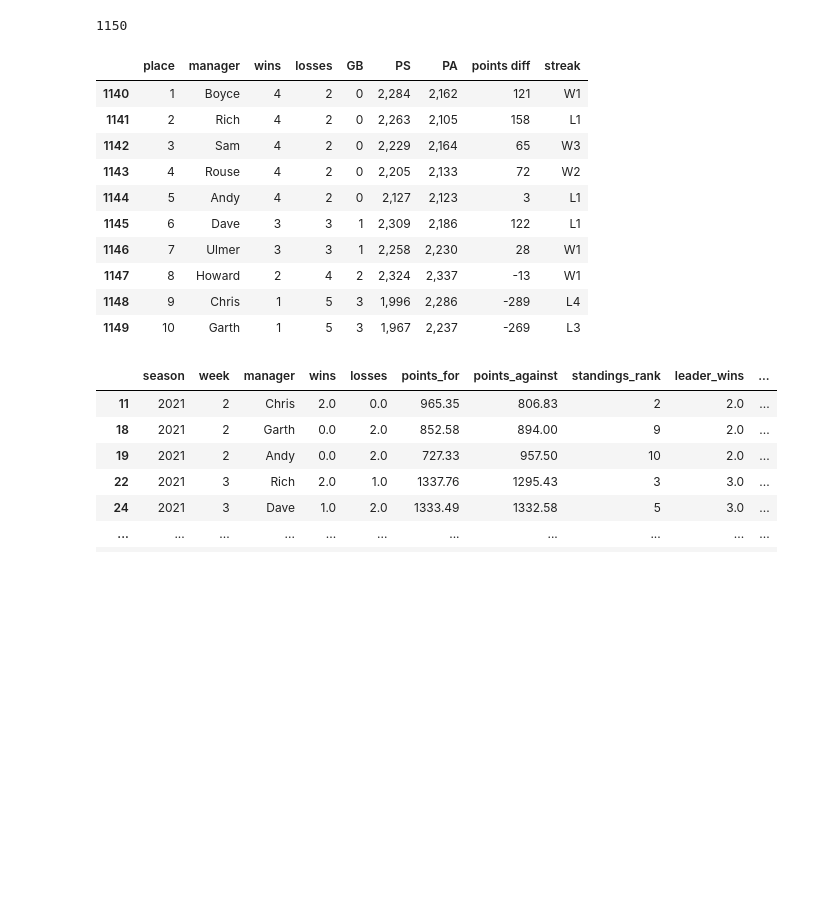
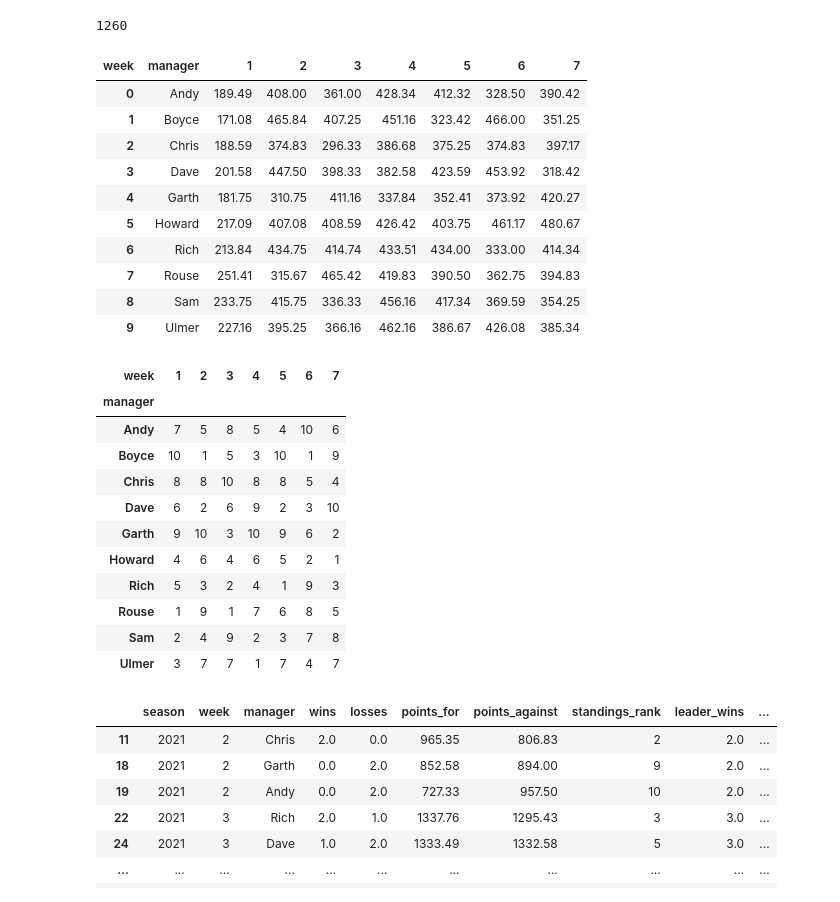
Before and after one commit to alexboyce3/fbl_dash, a Jupyter notebook: local_testing.ipynb, the cells around one changed output. Saved outputs shown, nothing was run; the diff lists cells and outputs as text; code cells hidden in the pictures; blank space fills up the shorter version.

Commit message:
add points by week tab

```diff
--- a/local_testing.ipynb
+++ b/local_testing.ipynb
@@ -2,40 +2,58 @@
 import pandas as pd
 import plotly.express as px
 # %%
-df = pd.read_csv("data/standings_data.csv")
+df = pd.read_csv("data/team_week_points.csv")
 df = df[df.manager.notnull()]
 len(df)
 # %% [output]
-1150
+1260
 # %%
 import numpy as np
 # %%
-curr_standings = df[(df['season'] == max(df['season']))].copy()
-curr_standings = curr_standings[curr_standings['week'] == max(curr_standings['week'])]
-curr_standings['points diff'] = curr_standings['points_for'] - curr_standings['points_against']
-curr_standings = curr_standings[['standings_rank', 'manager', 'wins', 'losses', 'games_back', 'points_for', 'points_against', 'points diff', 'streak']]
-curr_standings.rename(columns={'standings_rank': 'place',
-                               'games_back': 'GB',
-                               'points_for': 'PS',
-                               'points_against': 'PA'}, inplace=True)
-for col in ['wins', 'losses', 'GB', 'PS', 'PA', 'points diff']:
-    curr_standings[col] = curr_standings[col].astype(int)
+SEASON = 2026
+WEEK = df[df['season'] == SEASON]['week'].max()
+WEEK_TYPE = df[(df['season'] == SEASON) & (df['week'] == WEEK)]['week_type'].iloc[0]
 
-curr_standings = curr_standings.style.format(thousands=",")
+pts_col = 'team_points'
 
-curr_standings
+df['points_week_rank'] = df.groupby(['season', 'week'])[pts_col].rank(ascending=False, method='min')
+current_season = df[df['season'] == SEASON].copy()
+cols_to_color = list(current_season[current_season['week_type'] == 'normal']['week'].unique())
+weekly_points = pd.pivot_table(current_season, index=['manager'], columns=['week'], values=pts_col).reset_index()
+pts_table = style_pts(weekly_points, False, cols_to_color)
+
+weekly_points = pd.pivot_table(current_season,
+                               index=['manager'],
+                               columns=['week'],
+                                 values='points_week_rank').reset_index()
+for col in weekly_points.columns:
+    weekly_points[col] = weekly_points[col].astype(int)
+
+rank_table = style_pts(weekly_points, True)
 # %% [output]
-|  | place | manager | wins | losses | GB | PS | PA | points diff | streak |
-| 1140 | 1 | Boyce | 4 | 2 | 0 | 2,284 | 2,162 | 121 | W1 |
-| 1141 | 2 | Rich | 4 | 2 | 0 | 2,263 | 2,105 | 158 | L1 |
-| 1142 | 3 | Sam | 4 | 2 | 0 | 2,229 | 2,164 | 65 | W3 |
-| 1143 | 4 | Rouse | 4 | 2 | 0 | 2,205 | 2,133 | 72 | W2 |
-| 1144 | 5 | Andy | 4 | 2 | 0 | 2,127 | 2,123 | 3 | L1 |
-| 1145 | 6 | Dave | 3 | 3 | 1 | 2,309 | 2,186 | 122 | L1 |
-| 1146 | 7 | Ulmer | 3 | 3 | 1 | 2,258 | 2,230 | 28 | W1 |
-| 1147 | 8 | Howard | 2 | 4 | 2 | 2,324 | 2,337 | -13 | W1 |
-| 1148 | 9 | Chris | 1 | 5 | 3 | 1,996 | 2,286 | -289 | L4 |
-| 1149 | 10 | Garth | 1 | 5 | 3 | 1,967 | 2,237 | -269 | L3 |
+| week | manager | 1 | 2 | 3 | 4 | 5 | 6 | 7 |
+| 0 | Andy | 189.49 | 408.00 | 361.00 | 428.34 | 412.32 | 328.50 | 390.42 |
+| 1 | Boyce | 171.08 | 465.84 | 407.25 | 451.16 | 323.42 | 466.00 | 351.25 |
+| 2 | Chris | 188.59 | 374.83 | 296.33 | 386.68 | 375.25 | 374.83 | 397.17 |
+| 3 | Dave | 201.58 | 447.50 | 398.33 | 382.58 | 423.59 | 453.92 | 318.42 |
+| 4 | Garth | 181.75 | 310.75 | 411.16 | 337.84 | 352.41 | 373.92 | 420.27 |
+| 5 | Howard | 217.09 | 407.08 | 408.59 | 426.42 | 403.75 | 461.17 | 480.67 |
+| 6 | Rich | 213.84 | 434.75 | 414.74 | 433.51 | 434.00 | 333.00 | 414.34 |
+| 7 | Rouse | 251.41 | 315.67 | 465.42 | 419.83 | 390.50 | 362.75 | 394.83 |
+| 8 | Sam | 233.75 | 415.75 | 336.33 | 456.16 | 417.34 | 369.59 | 354.25 |
+| 9 | Ulmer | 227.16 | 395.25 | 366.16 | 462.16 | 386.67 | 426.08 | 385.34 |
+| week | 1 | 2 | 3 | 4 | 5 | 6 | 7 |
+| manager |  |  |  |  |  |  |  |
+| Andy | 7 | 5 | 8 | 5 | 4 | 10 | 6 |
+| Boyce | 10 | 1 | 5 | 3 | 10 | 1 | 9 |
+| Chris | 8 | 8 | 10 | 8 | 8 | 5 | 4 |
+| Dave | 6 | 2 | 6 | 9 | 2 | 3 | 10 |
+| Garth | 9 | 10 | 3 | 10 | 9 | 6 | 2 |
+| Howard | 4 | 6 | 4 | 6 | 5 | 2 | 1 |
+| Rich | 5 | 3 | 2 | 4 | 1 | 9 | 3 |
+| Rouse | 1 | 9 | 1 | 7 | 6 | 8 | 5 |
+| Sam | 2 | 4 | 9 | 2 | 3 | 7 | 8 |
+| Ulmer | 3 | 7 | 7 | 1 | 7 | 4 | 7 |
 # %%
 df
 # %%
```
Also changed, not shown: 2 other files.
